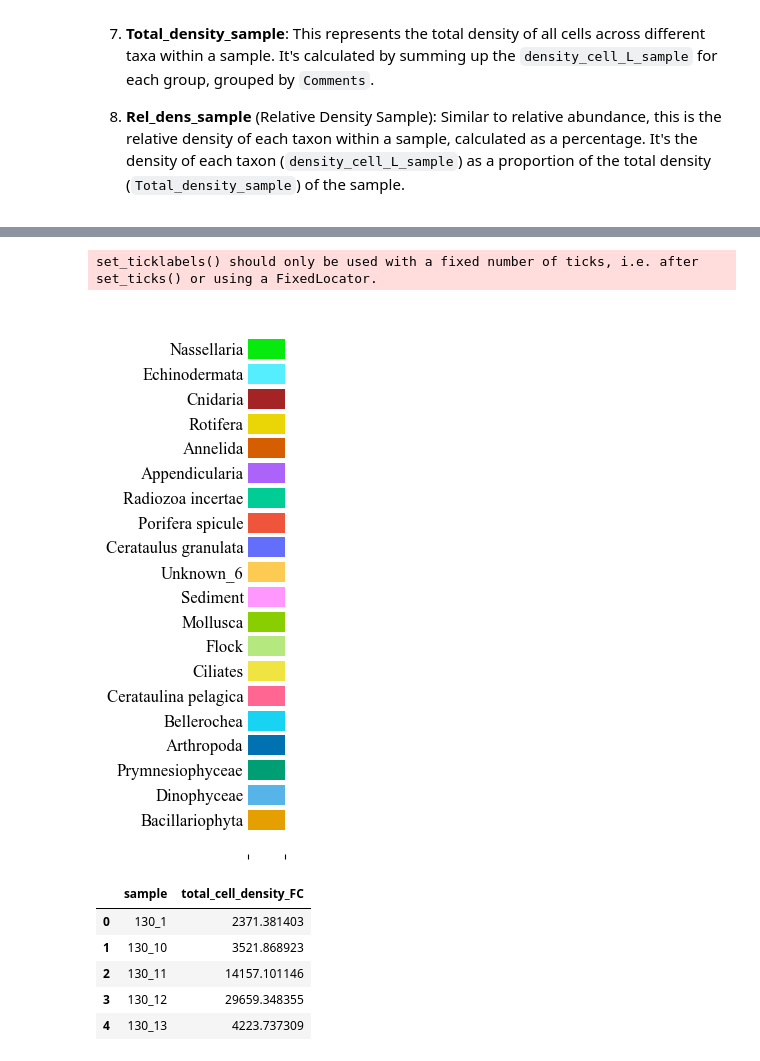
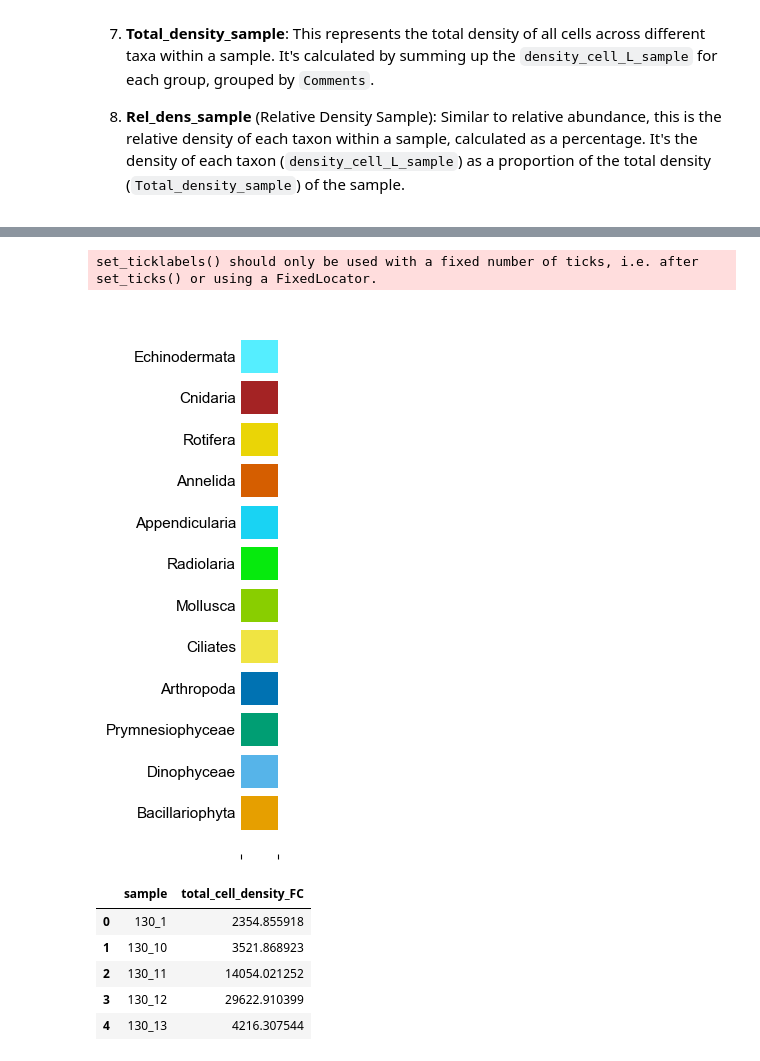
Before and after one commit to MichielPerneel/spring_campaign_2023, a Jupyter notebook: scripts/flowcam.ipynb, the cells around one changed output, grey strips where cells are left out. Drawn from its saved outputs; the diff is of its cells as text; code cells hidden in the pictures.

```diff
--- a/scripts/flowcam.ipynb
+++ b/scripts/flowcam.ipynb
@@ -83,7 +87,7 @@ flowcam['Taxon']
 
 diatoms = ['Actinoptychus','Actinoptychus senarius','Actinoptychus splendens','Bacillaria paxillifer','Bacillariophyceae','Bacteriastrum',
            'Bellerochea horologicalis','Biddulphianae', 'Brockmanniella brockmannii', 'Centric Diatom','Ceratium horridum/C. longipes','Chaetoceros','Chaetoceros danicus',
-           'Dactyliosolen/Cerataulina/Guinardia','Diploneis','Ditylum brightwellii','Eucampia','Guinardia delicatula','Guinardia flaccida',
+           'Cerataulus granulata','Cerataulina pelagica', 'Bellerochea', 'Dactyliosolen/Cerataulina/Guinardia','Diploneis','Ditylum brightwellii','Eucampia','Guinardia delicatula','Guinardia flaccida',
            'Guinardia striata/Dactyliosolen phuketensis','Helicotheca tamesis','Hobaniella longicruris','Lauderia/Melosira/Detonula', 'Thalassiosira/Porosira',
            'Lithodesmium undulatum','Long (chained) diatom','Melosira','Neocalyptrella robusta','Odontella rhombus f. trigona','Paralia', 'Asterionella',
            'Pennate Diatom','Proboscia indica','Protoperidinium','Pseudo-nitzschia','Rhizosolenia','Rhizosolenia setigera (f. pungens)/R. hebetata f. semispina',
@@ -109,6 +113,8 @@ annelida = ['Polychaeta']
 
 echinodermata = ['Ophiuroidea/Echinoidea larvae']
 
+radiolaria = ['Nassellaria', 'Radiozoa incertae']
+
 # Swap the taxon names for the new identifiers
 flowcam['Taxon_grouped'] = flowcam['Taxon'].replace(diatoms, 'Bacillariophyta')
 flowcam['Taxon_grouped'] = flowcam['Taxon_grouped'].replace(dinoflagellates, 'Dinophyceae')
@@ -118,6 +124,7 @@ flowcam['Taxon_grouped'] = flowcam['Taxon_grouped'].replace(mollusca, 'Mollusca'
 flowcam['Taxon_grouped'] = flowcam['Taxon_grouped'].replace(crustaceae, 'Arthropoda')
 flowcam['Taxon_grouped'] = flowcam['Taxon_grouped'].replace(annelida, 'Annelida')
 flowcam['Taxon_grouped'] = flowcam['Taxon_grouped'].replace(echinodermata, 'Echinodermata')
+flowcam['Taxon_grouped'] = flowcam['Taxon_grouped'].replace(radiolaria, 'Radiolaria')
 
 flowcam.head()
 # %% [output]
@@ -131,8 +248,8 @@ flowcam.head()
 stations = ['51', '130']
 
 cm_to_px = 96 / 2.54  # Conversion factor from centimeters to pixels
-width_in_cm = 5
-height_in_cm = 7
+width_in_cm = 7
+height_in_cm = 9
 
 tax_colors = {}
 
@@ -146,7 +263,7 @@ for station in stations:
     grouped_df['Sample'] = [x.split('_')[1] for x in grouped_df['Comments']]
 
     fig = px.histogram(grouped_df.sort_values(["Sample", 'Taxon_grouped'], ascending=[True, True]),
-                x="rel_occurrence",
+                x="density_cell_L_sample",
                 y="Sample",
                 color='Taxon_grouped',
                 category_orders={
@@ -171,15 +288,15 @@ for station in stations:
                     "Mollusca": "#89CE00",
                     "Detritus": "#808080",
                     "Rotifera": "#EAD506",
-                    "Nassellaria": "#06EA0D"
+                    "Radiolaria": "#06EA0D"
                 },
                 orientation='h'
             )
 
     fig.update_layout(
         font=dict(
-            family="Times New Roman, serif",  # Set the font family to Times New Roman
-            size=8,  # Set the font size
+            family="Arial",  # Set the font family to Times New Roman
+            size=11,  # Set the font size
             color="black"  # Set the font color
         ),
         autosize=False,
@@ -192,7 +309,7 @@ for station in stations:
             t=25  # Top margin
         ),
         showlegend=False,
-        xaxis_title_text='Relative Phytoplankton Abundance',
+        xaxis_title_text='Absolute Phytoplankton Abundance',
         title_text='Station {}'.format(station),
         yaxis_title_text=''
     )
@@ -208,5 +325,5 @@ for station in stations:
             tax_colors[trace.name] = trace.marker.color
 
     # Save figure as svg
-    fig.write_image("../figures/phytoplankton/flowcam_relative_occurrence_{}_validated.svg".format(station), scale=2, width=width_in_cm * cm_to_px, height=height_in_cm * cm_to_px)
-    #fig.write_image("../figures/phytoplankton/flowcam_relative_occurrence_{}_validated.png".format(station), scale=2,  width=width_in_cm * cm_to_px, height=height_in_cm * cm_to_px)
+    fig.write_image("../figures/phytoplankton/flowcam_absolute_occurrence_{}_validated.svg".format(station), width=width_in_cm * cm_to_px, height=height_in_cm * cm_to_px)
+    #fig.write_image("../figures/phytoplankton/flowcam_absolute_occurrence_{}_validated.png".format(station),width=width_in_cm * cm_to_px, height=height_in_cm * cm_to_px)
@@ -296,36 +330,36 @@ for station in stations:
 # %%
- # extract the x labels and y values from the dictionary
+# extract the x labels and y values from the dictionary
 x_labels = list(tax_colors.keys())
 y_values = list(tax_colors.values())
 y_placeholders = [1] * len(y_values)
 
 # create the bar plot
 fig, ax = plt.subplots()
 ax.barh(x_labels, y_placeholders, color=y_values)
 
 ax.set_xlabel(None)
 ax.set_xticklabels([])
 
 # Remove the frame of the chart
 ax.spines['top'].set_visible(False)
 ax.spines['right'].set_visible(False)
 ax.spines['bottom'].set_visible(False)
 ax.spines['left'].set_visible(False)
 
 # Remove y ticks, not labels
 plt.tick_params(axis='y', which='both', length=0)
-ax.set_yticklabels(x_labels, fontsize=12, fontname='Times New Roman')
+ax.set_yticklabels(x_labels, fontsize=11, fontname='Arial')
 
 # Adjust the size
 plt.gcf().set_size_inches(0.5, 7)
 
 # Save legend as svg
 fig.savefig(f"../figures/phytoplankton/legend.svg", format="svg", bbox_inches='tight')
 
 plt.show()
 # %% [output]
 set_ticklabels() should only be used with a fixed number of ticks, i.e. after set_ticks() or using a FixedLocator.
-[figure, old version]
+[figure, new version]
 # %%
 # Save per-sample total cell densities as a csv
 export = flowcam.groupby(['Comments']).agg({'density_cell_L_sample':'sum'}).reset_index()
@@ -336,8 +370,8 @@ export.to_csv('../data/analysis/flowcam_total_cell_density.csv', index=False)
 export.head()
 # %% [output]
 |  | sample | total_cell_density_FC |
-| 0 | 130_1 | 2371.381403 |
+| 0 | 130_1 | 2354.855918 |
 | 1 | 130_10 | 3521.868923 |
-| 2 | 130_11 | 14157.101146 |
-| 3 | 130_12 | 29659.348355 |
-| 4 | 130_13 | 4223.737309 |
+| 2 | 130_11 | 14054.021252 |
+| 3 | 130_12 | 29622.910399 |
+| 4 | 130_13 | 4216.307544 |
```
Also changed, not shown: parts of 4 cells of this notebook, 13 other files.
